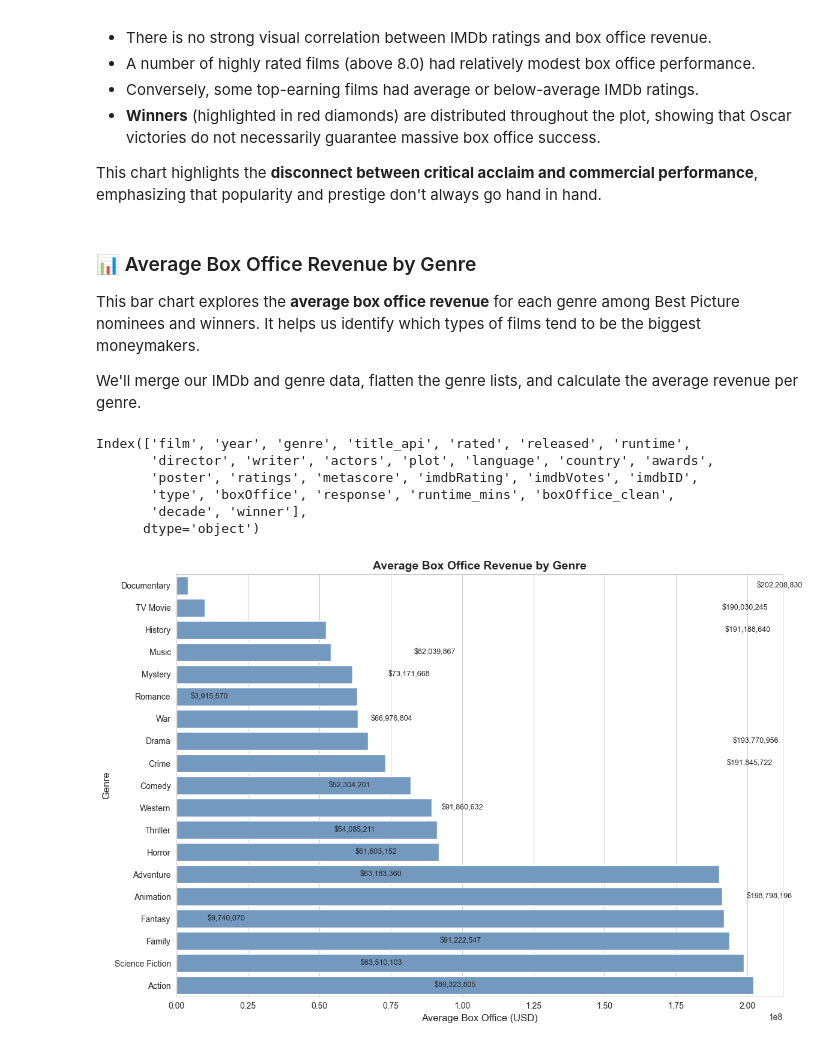
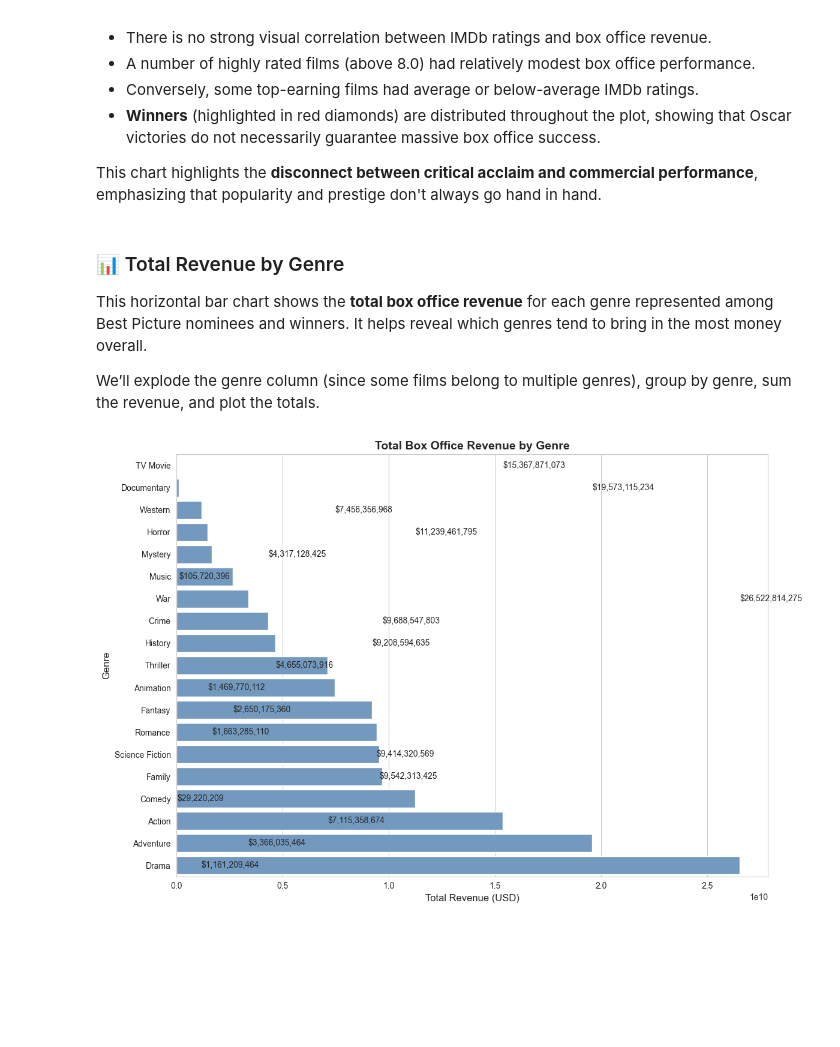
Before and after one commit to judd-jacobs/code-you-capstone, a Jupyter notebook: academy_awards_analysis.ipynb, the cells around one changed output. Drawn from its saved outputs; the diff is of its cells as text; code cells hidden in the pictures; blank space fills up the shorter version.

Commit message:
Error free through Total Box Office Revenue by Genre

```diff
--- a/academy_awards_analysis.ipynb
+++ b/academy_awards_analysis.ipynb
@@ -1066,59 +1066,45 @@ This scatter plot examines whether critically acclaimed Best Picture films (as m
 
 This chart highlights the **disconnect between critical acclaim and commercial performance**, emphasizing that popularity and prestige don't always go hand in hand.
 # %% [markdown]
-### 📊 Average Box Office Revenue by Genre
+### 📊 Total Revenue by Genre
 
-This bar chart explores the **average box office revenue** for each genre among Best Picture nominees and winners. It helps us identify which types of films tend to be the biggest moneymakers.
+This horizontal bar chart shows the **total box office revenue** for each genre represented among Best Picture nominees and winners. It helps reveal which genres tend to bring in the most money overall.
 
-We'll merge our IMDb and genre data, flatten the genre lists, and calculate the average revenue per genre.
+We’ll explode the genre column (since some films belong to multiple genres), group by genre, sum the revenue, and plot the totals.
-# %%
-# Merge and clean genre + revenue data
-genre_revenue = tmdb_genre_results.merge(
-    omdb_metadata_clean, on=["film", "year"], how="inner"
-)
-
-print(genre_revenue.columns)
-# %% [output]
-Index(['film', 'year', 'genre', 'title_api', 'rated', 'released', 'runtime',
-       'director', 'writer', 'actors', 'plot', 'language', 'country', 'awards',
-       'poster', 'ratings', 'metascore', 'imdbRating', 'imdbVotes', 'imdbID',
-       'type', 'boxOffice', 'response', 'runtime_mins', 'boxOffice_clean',
-       'decade', 'winner'],
-      dtype='object')
 # %%
-
-# Explode genre list into separate rows
+# Explode genres and calculate total revenue per genre
+genre_revenue = omdb_metadata_clean.merge(tmdb_genre_results, on=["film", "year"], how="left")
+genre_revenue = genre_revenue.rename(columns={"Genres": "genre"})
 genre_revenue = genre_revenue.explode("genre")
 
-# Calculate average box office by genre
-genre_avg_revenue = (
+genre_revenue_totals = (
     genre_revenue.groupby("genre")["boxOffice_clean"]
-    .mean()
+    .sum()
     .reset_index()
     .sort_values(by="boxOffice_clean", ascending=True)
 )
 
-# Format for labels
-genre_avg_revenue["label"] = genre_avg_revenue["boxOffice_clean"].apply(lambda x: f"${x:,.0f}")
+# Format revenue for display
+genre_revenue_totals["label"] = genre_revenue_totals["boxOffice_clean"].apply(lambda x: f"${x:,.0f}")
 
 # Plot
 plt.figure(figsize=(12, 8))
 sns.set_style("whitegrid")
 ax = sns.barplot(
-    data=genre_avg_revenue,
+    data=genre_revenue_totals,
+    y="genre",
     x="boxOffice_clean",
-    y="genre",
     color="#6699cc"
 )
 
-# Add labels to bars
-for i, row in genre_avg_revenue.iterrows():
-    ax.text(row.boxOffice_clean + 1e6, i, row.label, va="center", fontsize=9)
+# Add labels
+for i, row in genre_revenue_totals.iterrows():
+    ax.text(row["boxOffice_clean"] + 5e6, i, row["label"], va="center", fontsize=10)
 
-plt.title("Average Box Office Revenue by Genre", fontsize=14, fontweight="bold")
-plt.xlabel("Average Box Office (USD)", fontsize=12)
+plt.title("Total Box Office Revenue by Genre", fontsize=14, fontweight="bold")
+plt.xlabel("Total Revenue (USD)", fontsize=12)
 plt.ylabel("Genre", fontsize=12)
 plt.tight_layout()
 plt.show()
 # %% [output]
-[figure, old version]
+[figure, new version]
```
Also changed, not shown: parts of 2 cells of this notebook.
